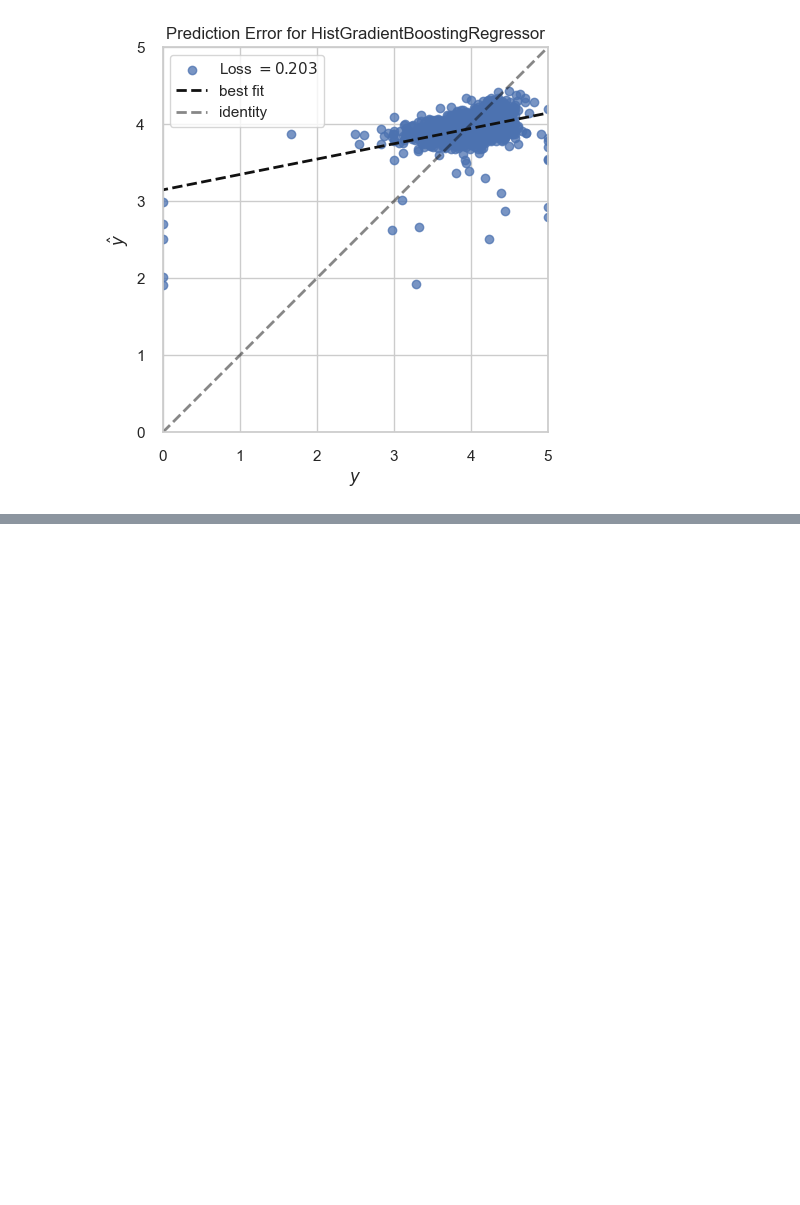
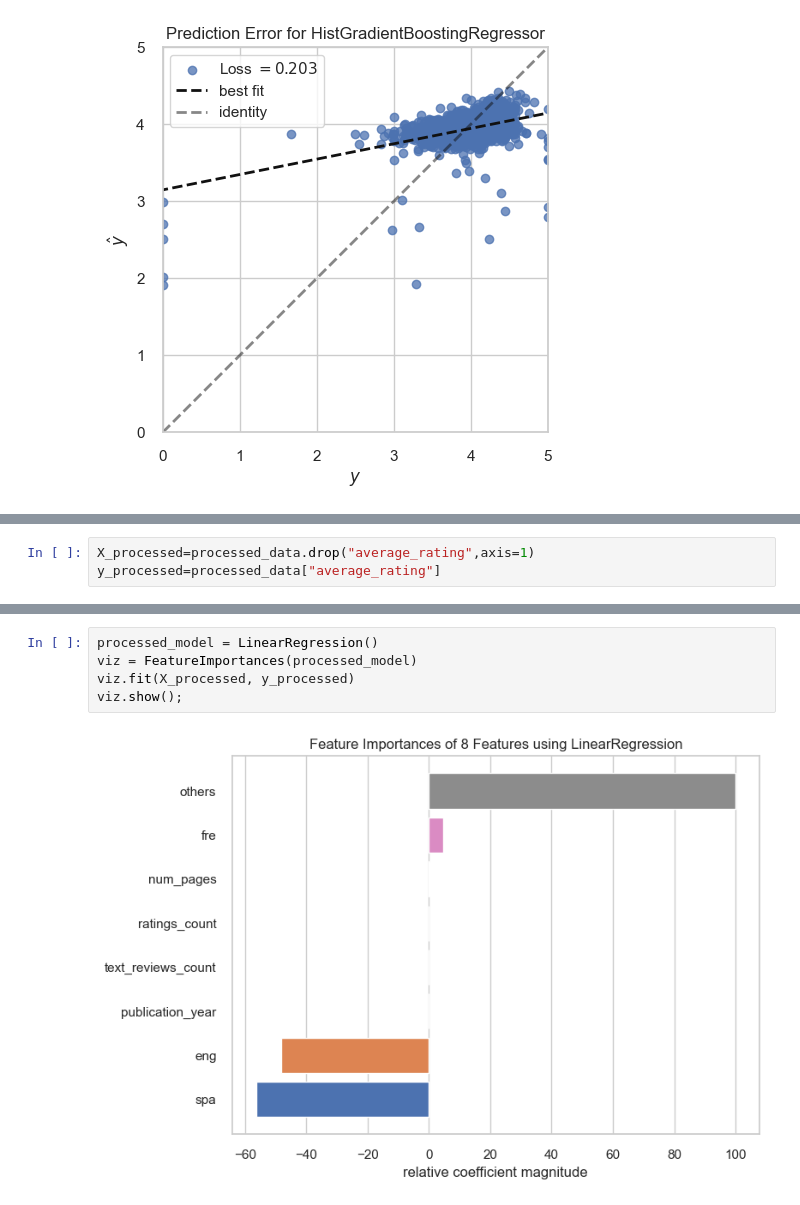
Before and after one commit to tanattiyarungtham/book_rating_project, a Jupyter notebook: book_raing_ML.ipynb, the cells around one changed output, grey strips where cells are left out. Saved outputs shown, nothing was run; the diff lists cells and outputs as text; blank space fills up the shorter version.

```diff
--- a/book_raing_ML.ipynb
+++ b/book_raing_ML.ipynb
@@ -1860,0 +2055,3 @@ YellowbrickTypeError: could not find feature importances param on HistGradientBo
+# %%
+X_processed=processed_data.drop("average_rating",axis=1)
+y_processed=processed_data["average_rating"]
@@ -1860,0 +2064,7 @@ YellowbrickTypeError: could not find feature importances param on HistGradientBo
+# %%
+processed_model = LinearRegression()
+viz = FeatureImportances(processed_model)
+viz.fit(X_processed, y_processed)
+viz.show();
+# %% [output]
+[figure, added]
```
Also changed, not shown: parts of 53 cells of this notebook, 1 other file.
